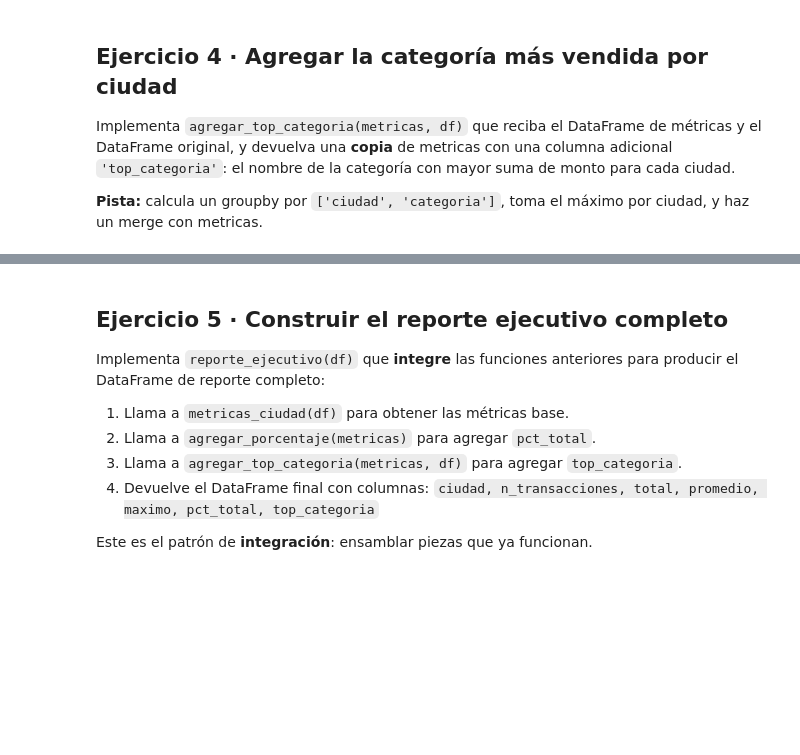
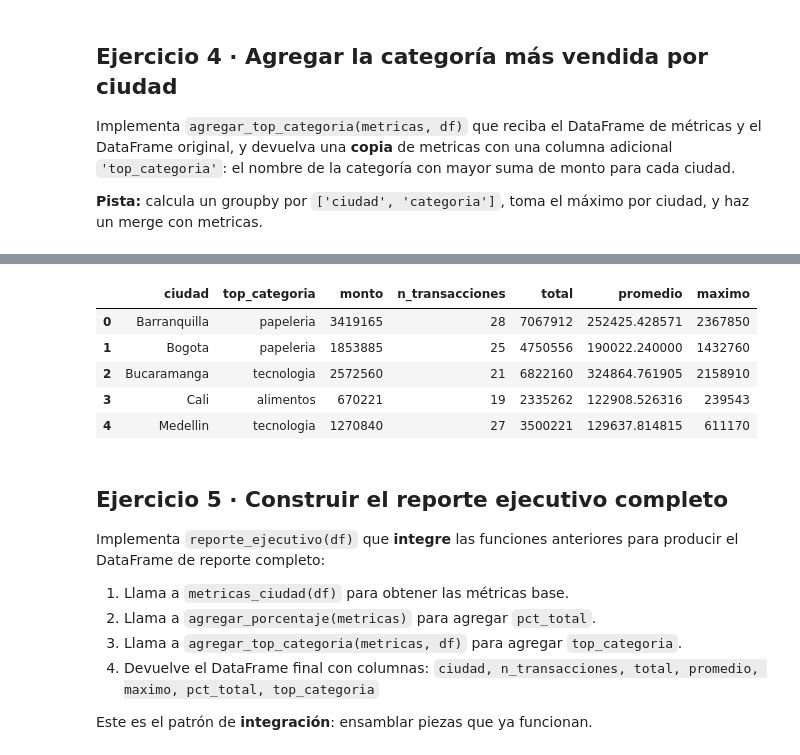
Before and after one commit to hasber/intro-ciencia-tareas, a Jupyter notebook: tarea1/homework02.ipynb, the cells around one changed output, grey strips where cells are left out. Cells and saved outputs as stored; diff of their text form; code cells hidden in the pictures; blank space fills up the shorter version.

```diff
--- a/tarea1/homework02.ipynb
+++ b/tarea1/homework02.ipynb
@@ -95,10 +117,17 @@ y las siguientes columnas:
 Ordenado de mayor a menor por `'total'`.
 
 **Usa `cargar_dataset` para obtener el DataFrame en tus tests.**
-# %%
-def metricas_ciudad(df):
-    # ✏️ TU CÓDIGO AQUÍ
-    raise NotImplementedError("Implementa esta función")
+# %%
+def metricas_ciudad(df):
+    df_ciudad = df.groupby('ciudad').agg(
+        n_transacciones=('id', 'count'),
+        total=('monto', 'sum'),
+        promedio=('monto', 'mean'),
+        maximo=('monto', 'max')
+    )
+    df_ciudad = df_ciudad.sort_values(by='total', ascending=False)
+    df_ciudad.reset_index(inplace=True)
+    return df_ciudad
 # %%
 # === Tests visibles · Ejercicio 2 ===
 import os
@@ -155,10 +213,13 @@ con mayor suma de monto para cada ciudad.
 
 **Pista:** calcula un groupby por `['ciudad', 'categoria']`, toma el
 máximo por ciudad, y haz un merge con metricas.
-# %%
-def agregar_top_categoria(metricas, df):
-    # ✏️ TU CÓDIGO AQUÍ
-    raise NotImplementedError("Implementa esta función")
+# %%
+def agregar_top_categoria(metricas, df):
+    df_top_categoria = df.groupby(['ciudad', 'categoria']).agg(monto=('monto', 'sum')).reset_index()
+    df_top_categoria = df_top_categoria.groupby('ciudad').apply(lambda x: x.nlargest(1, 'monto')).reset_index(drop=True)
+    df_top_categoria = df_top_categoria.merge(metricas, on='ciudad', how='left')
+    df_top_categoria.rename(columns={'categoria': 'top_categoria'}, inplace=True)
+    return df_top_categoria
 # %%
 # === Tests visibles · Ejercicio 4 ===
 import os
@@ -178,3 +243,12 @@ print("✅ Ejercicio 4: tests adicionales superados.")
+# %%
+_met_top.head()
+# %% [output]
+|  | ciudad | top_categoria | monto | n_transacciones | total | promedio | maximo |
+| 0 | Barranquilla | papeleria | 3419165 | 28 | 7067912 | 252425.428571 | 2367850 |
+| 1 | Bogota | papeleria | 1853885 | 25 | 4750556 | 190022.240000 | 1432760 |
+| 2 | Bucaramanga | tecnologia | 2572560 | 21 | 6822160 | 324864.761905 | 2158910 |
+| 3 | Cali | alimentos | 670221 | 19 | 2335262 | 122908.526316 | 239543 |
+| 4 | Medellin | tecnologia | 1270840 | 27 | 3500221 | 129637.814815 | 611170 |
 # %% [markdown]
 ## Ejercicio 5 · Construir el reporte ejecutivo completo
 
```
Also changed, not shown: parts of 23 cells of this notebook.
